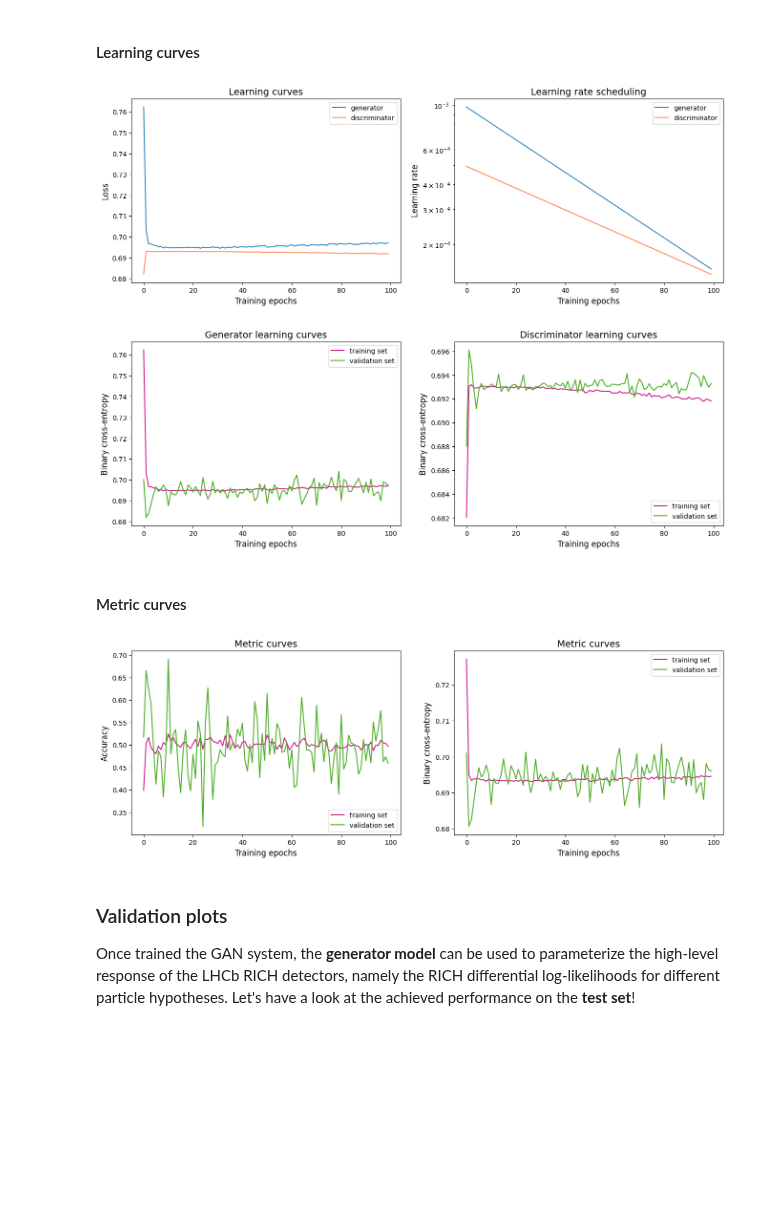
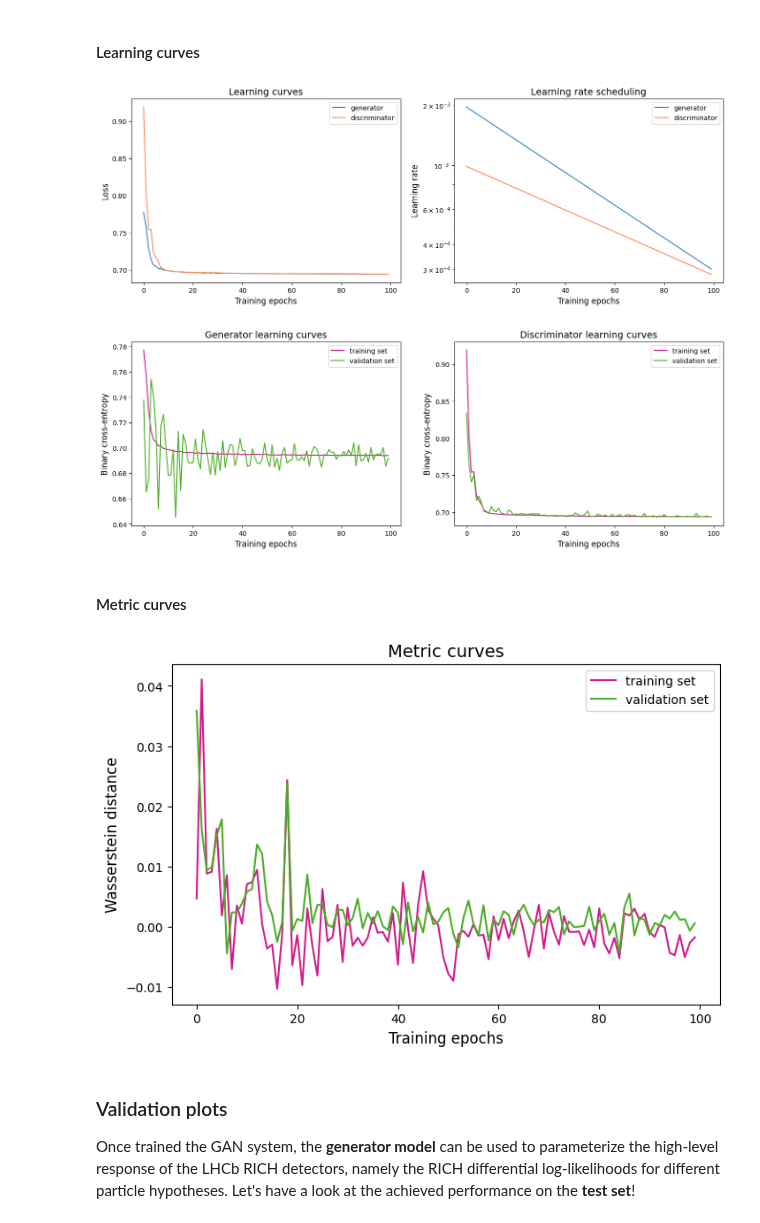
Before and after one commit to mbarbetti/pidgan-notebooks, a Jupyter notebook: tutorial-BceGAN_GP-LHCb_RICH.ipynb, the cells around one changed output. Drawn from its saved outputs; the diff is of its cells as text; code cells hidden in the pictures; blank space fills up the shorter version.

```diff
--- a/tutorial-BceGAN_GP-LHCb_RICH.ipynb
+++ b/tutorial-BceGAN_GP-LHCb_RICH.ipynb
@@ -347,7 +361,7 @@ discriminator = Discriminator(
     num_hidden_layers=5,
     mlp_hidden_units=128,
     mlp_dropout_rates=0.0,
-    output_activation="sigmoid",
+    output_activation=None,
     name="discriminator"
 )
 # %%
@@ -405,17 +417,16 @@ referee = Classifier(
 
 It's time to initialize a [`BceGAN`](https://github.com/mbarbetti/pidgan/blob/main/src/pidgan/algorithms/BceGAN.py) instance!
 # %%
-from pidgan.algorithms import BceGAN
+from pidgan.algorithms import BceGAN_GP
 
-gan = BceGAN(
+gan = BceGAN_GP(
     generator=generator,
     discriminator=discriminator,
-    from_logits=False,
-    label_smoothing=0.1,
-    injected_noise_stddev=0.05,
+    lipschitz_penalty=1.0,
+    lipschitz_penalty_strategy="two-sided",
     feature_matching_penalty=0.0,
     referee=None,
-    name="BceGAN",
+    name="BceGAN_GP",
 )
 # %% [markdown]
 #### Model compilation
@@ -431,9 +442,9 @@ To finalize the [`BceGAN`](https://github.com/mbarbetti/pidgan/blob/main/src/pid
 * **`referee_upds_per_batch`** (_int_ or _None_, default=None) - If not None, number of the referee weights updates per batch of data.
 # %%
 gan.compile(
-    metrics=["accuracy", "bce"],
-    generator_optimizer=keras.optimizers.RMSprop(learning_rate=0.001),
-    discriminator_optimizer=keras.optimizers.RMSprop(learning_rate=0.0005),
+    metrics=["wass_dist"],
+    generator_optimizer=keras.optimizers.RMSprop(learning_rate=0.002),
+    discriminator_optimizer=keras.optimizers.RMSprop(learning_rate=0.001),
     generator_upds_per_batch=1,
     discriminator_upds_per_batch=1,
     referee_optimizer=None,
@@ -537,7 +548,7 @@ plt.yscale("log")
 
 plt.show()
 # %% [output]
-[figure, old version]
+[figure, new version]
 # %%
 plt.figure(figsize=(16, 5), dpi=100)
 
@@ -555,35 +566,26 @@ plt.xlabel("Training epochs", fontsize=12)
 plt.ylabel(gan.loss_name, fontsize=12)
 plt.plot(train.history["d_loss"], color="#d01c8b", label="training set")
 plt.plot(train.history["val_d_loss"], color="#4dac26", label="validation set")
-plt.legend(loc="lower right", fontsize=10)
+plt.legend(loc="upper right", fontsize=10)
 
 plt.show()
 # %% [output]
-[figure, old version]
+[figure, new version]
 # %% [markdown]
 #### Metric curves
 # %%
-plt.figure(figsize=(16, 5), dpi=100)
+plt.figure(figsize=(8, 5), dpi=100)
 
-plt.subplot(1, 2, 1)
 plt.title("Metric curves", fontsize=14)
 plt.xlabel("Training epochs", fontsize=12)
-plt.ylabel("Accuracy", fontsize=12)
-plt.plot(train.history["accuracy"], color="#d01c8b", label="training set")
-plt.plot(train.history["val_accuracy"], color="#4dac26", label="validation set")
-plt.legend(loc="lower right", fontsize=10)
-
-plt.subplot(1, 2, 2)
-plt.title("Metric curves", fontsize=14)
-plt.xlabel("Training epochs", fontsize=12)
-plt.ylabel("Binary cross-entropy", fontsize=12)
-plt.plot(train.history["bce"], color="#d01c8b", label="training set")
-plt.plot(train.history["val_bce"], color="#4dac26", label="validation set")
+plt.ylabel("Wasserstein distance", fontsize=12)
+plt.plot(train.history["wass_dist"], color="#d01c8b", label="training set")
+plt.plot(train.history["val_wass_dist"], color="#4dac26", label="validation set")
 plt.legend(loc="upper right", fontsize=10)
 
 plt.show()
 # %% [output]
-[figure, old version]
+[figure, new version]
 # %% [markdown]
 ### Validation plots
 
```
Also changed, not shown: parts of 18 cells of this notebook.
